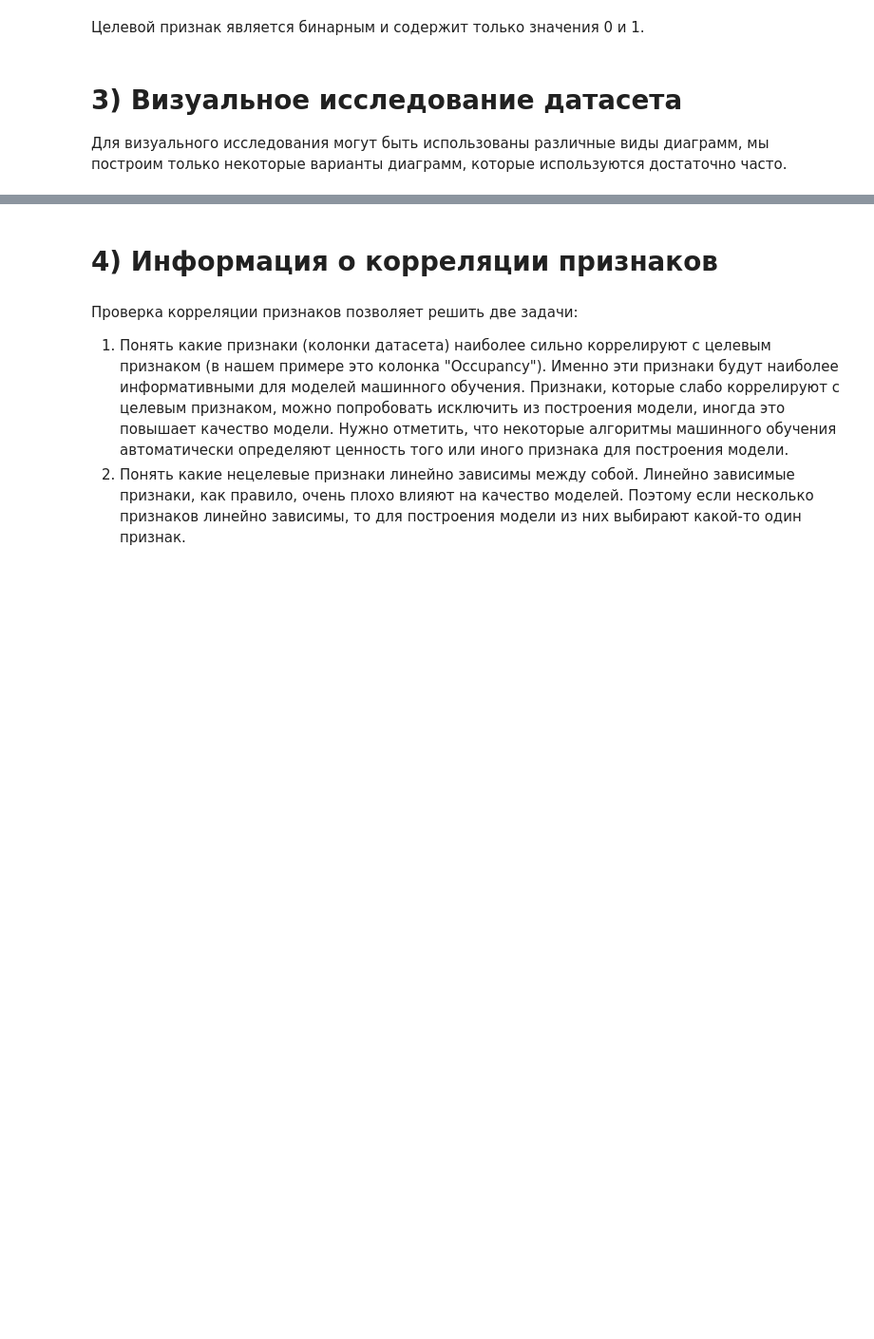
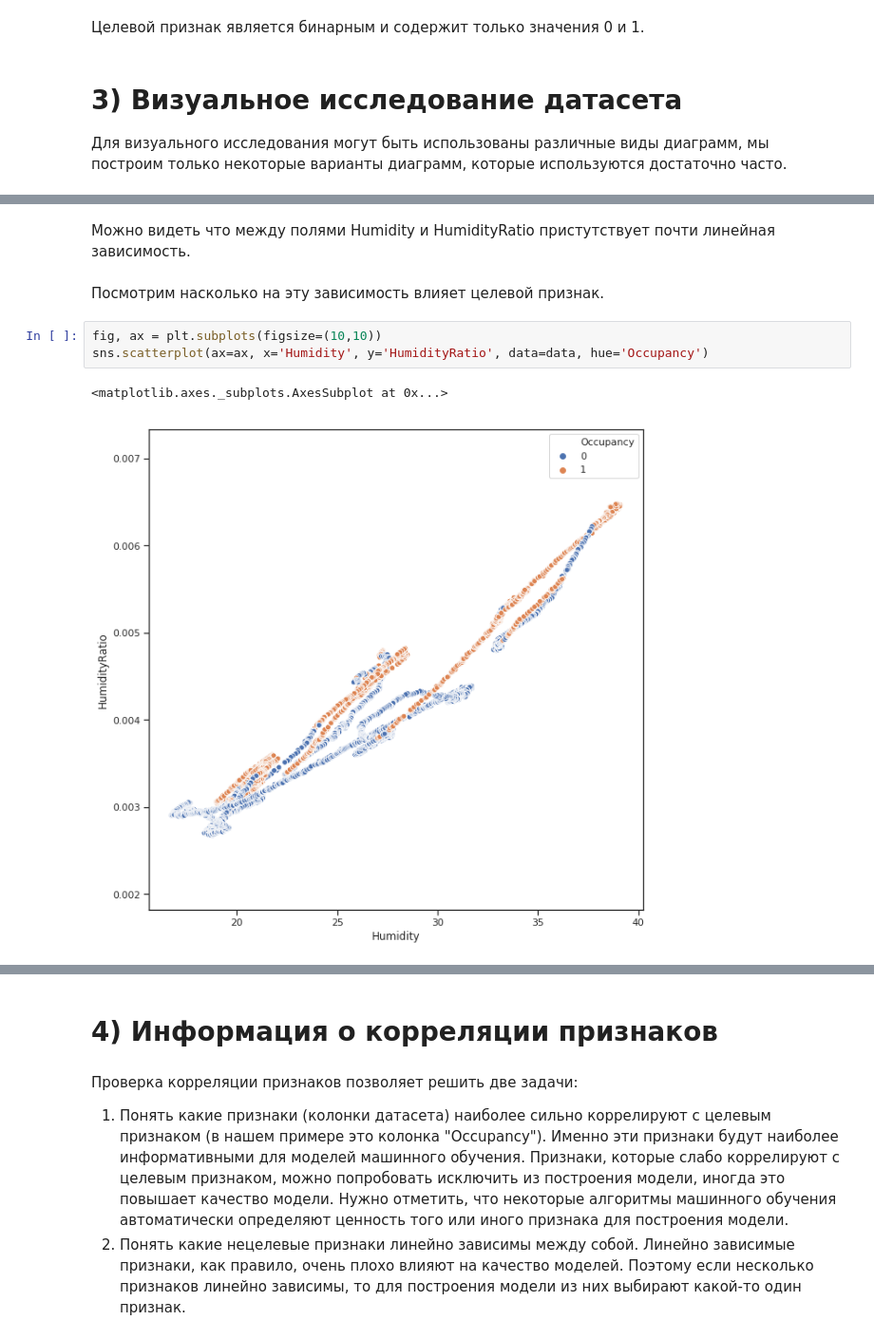
Before and after one commit to ugapanyuk/ml_course, a Jupyter notebook: labs/eda_visualization.ipynb, the cells around one changed output, grey strips where cells are left out. Shown at 95% size. Drawn from its saved outputs; the diff is of its cells as text; blank space fills up the shorter version.

```diff
--- a/labs/eda_visualization.ipynb
+++ b/labs/eda_visualization.ipynb
@@ -132,0 +135,10 @@ array([1, 0], dtype=int64)
+# %% [markdown]
+Можно видеть что между полями Humidity и HumidityRatio пристутствует почти линейная зависимость.
+# %% [markdown]
+Посмотрим насколько на эту зависимость влияет целевой признак.
+# %%
+fig, ax = plt.subplots(figsize=(10,10))
+sns.scatterplot(ax=ax, x='Humidity', y='HumidityRatio', data=data, hue='Occupancy')
+# %% [output]
+<matplotlib.axes._subplots.AxesSubplot at 0x...>
+[figure, added]
```
Also changed, not shown: parts of 33 cells of this notebook.
